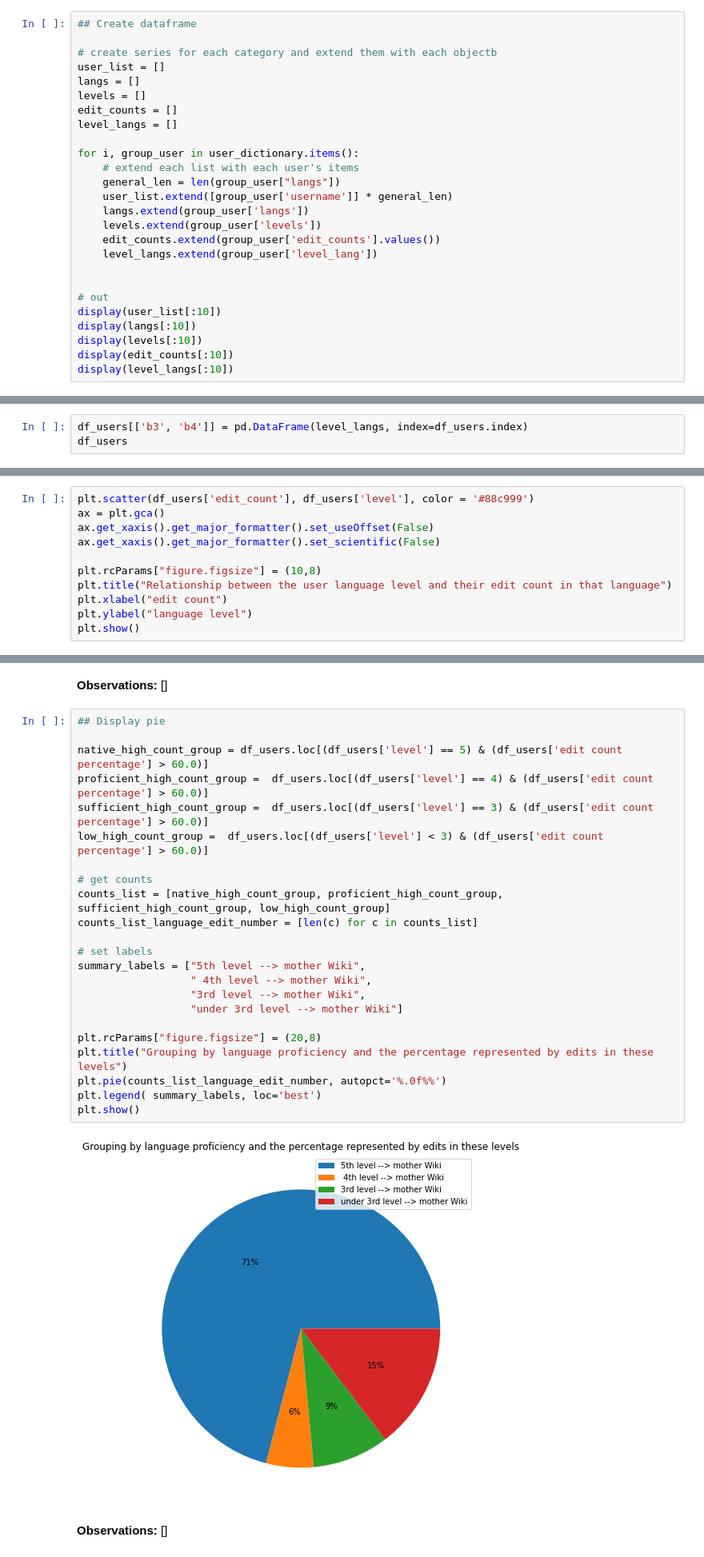
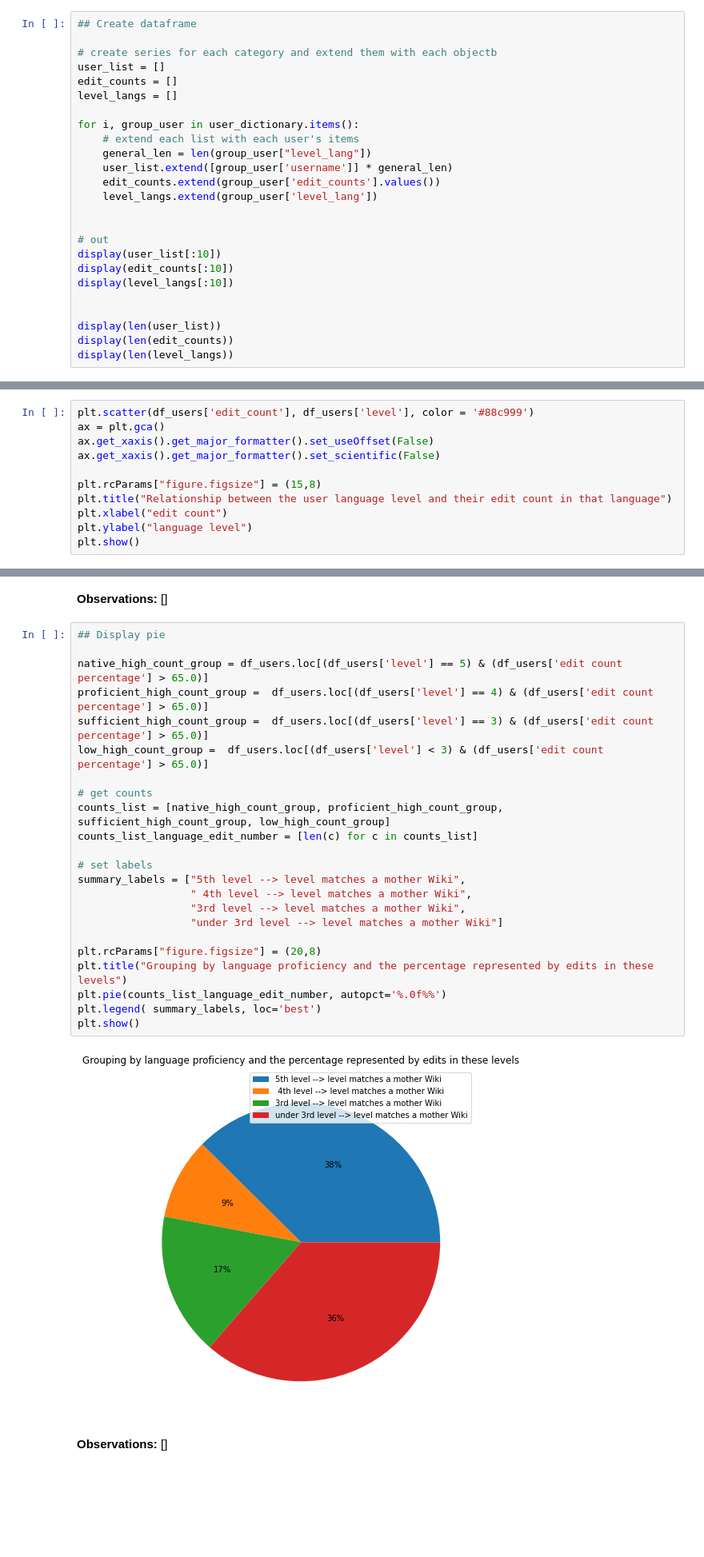
Before and after one commit to ahn-nath/Wikipedia---Translation-Imbalances, a Jupyter notebook: hypothesis_2.ipynb, the cells around one changed output, grey strips where cells are left out. Shown at 80% size. Saved outputs shown, nothing was run; the diff lists cells and outputs as text; blank space fills up the shorter version.

```diff
--- a/hypothesis_2.ipynb
+++ b/hypothesis_2.ipynb
@@ -361,27 +361,26 @@ user_dictionary
 
 # create series for each category and extend them with each objectb
 user_list = []
-langs = []
-levels = []
 edit_counts = []
 level_langs = []
 
 for i, group_user in user_dictionary.items():
     # extend each list with each user's items
-    general_len = len(group_user["langs"])
+    general_len = len(group_user["level_lang"])
     user_list.extend([group_user['username']] * general_len)
-    langs.extend(group_user['langs'])
-    levels.extend(group_user['levels'])
     edit_counts.extend(group_user['edit_counts'].values())
     level_langs.extend(group_user['level_lang'])
 
 
 # out
 display(user_list[:10])
-display(langs[:10])
-display(levels[:10])
 display(edit_counts[:10])
 display(level_langs[:10])
+
+
+display(len(user_list))
+display(len(edit_counts))
+display(len(level_langs))
 # %% [output]
 ['Olivier LPB',
  'Olivier LPB',
@@ -434,6 +434,3 @@ df_users
 | 1501 | Kline | en | 5 | 0 |
 | 1502 | Kline | fr | 1 | 0 |
 1503 rows × 4 columns
-# %%
-df_users[['b3', 'b4']] = pd.DataFrame(level_langs, index=df_users.index)
-df_users
@@ -511,7 +494,7 @@ ax = plt.gca()
 ax.get_xaxis().get_major_formatter().set_useOffset(False)
 ax.get_xaxis().get_major_formatter().set_scientific(False)
 
-plt.rcParams["figure.figsize"] = (10,8)
+plt.rcParams["figure.figsize"] = (15,8)
 plt.title("Relationship between the user language level and their edit count in that language")
 plt.xlabel("edit count")
 plt.ylabel("language level")
@@ -523,28 +506,28 @@ __Observations:__ []
 # %%
 ## Display pie
 
-native_high_count_group = df_users.loc[(df_users['level'] == 5) & (df_users['edit count percentage'] > 60.0)]
-proficient_high_count_group =  df_users.loc[(df_users['level'] == 4) & (df_users['edit count percentage'] > 60.0)]
-sufficient_high_count_group =  df_users.loc[(df_users['level'] == 3) & (df_users['edit count percentage'] > 60.0)]
-low_high_count_group =  df_users.loc[(df_users['level'] < 3) & (df_users['edit count percentage'] > 60.0)]
+native_high_count_group = df_users.loc[(df_users['level'] == 5) & (df_users['edit count percentage'] > 65.0)]
+proficient_high_count_group =  df_users.loc[(df_users['level'] == 4) & (df_users['edit count percentage'] > 65.0)]
+sufficient_high_count_group =  df_users.loc[(df_users['level'] == 3) & (df_users['edit count percentage'] > 65.0)]
+low_high_count_group =  df_users.loc[(df_users['level'] < 3) & (df_users['edit count percentage'] > 65.0)]
 
 # get counts
 counts_list = [native_high_count_group, proficient_high_count_group, sufficient_high_count_group, low_high_count_group]
 counts_list_language_edit_number = [len(c) for c in counts_list]
 
 # set labels
-summary_labels = ["5th level --> mother Wiki",
-                  " 4th level --> mother Wiki",
-                  "3rd level --> mother Wiki",
-                  "under 3rd level --> mother Wiki"]
+summary_labels = ["5th level --> level matches a mother Wiki",
+                  " 4th level --> level matches a mother Wiki",
+                  "3rd level --> level matches a mother Wiki",
+                  "under 3rd level --> level matches a mother Wiki"]
 
 plt.rcParams["figure.figsize"] = (20,8)
 plt.title("Grouping by language proficiency and the percentage represented by edits in these levels")
 plt.pie(counts_list_language_edit_number, autopct='%.0f%%')
 plt.legend( summary_labels, loc='best')
 plt.show()
 # %% [output]
-[figure, old version]
+[figure, new version]
 # %% [markdown]
 __Observations:__ []
 # %%
```
Also changed, not shown: parts of 13 cells of this notebook.
